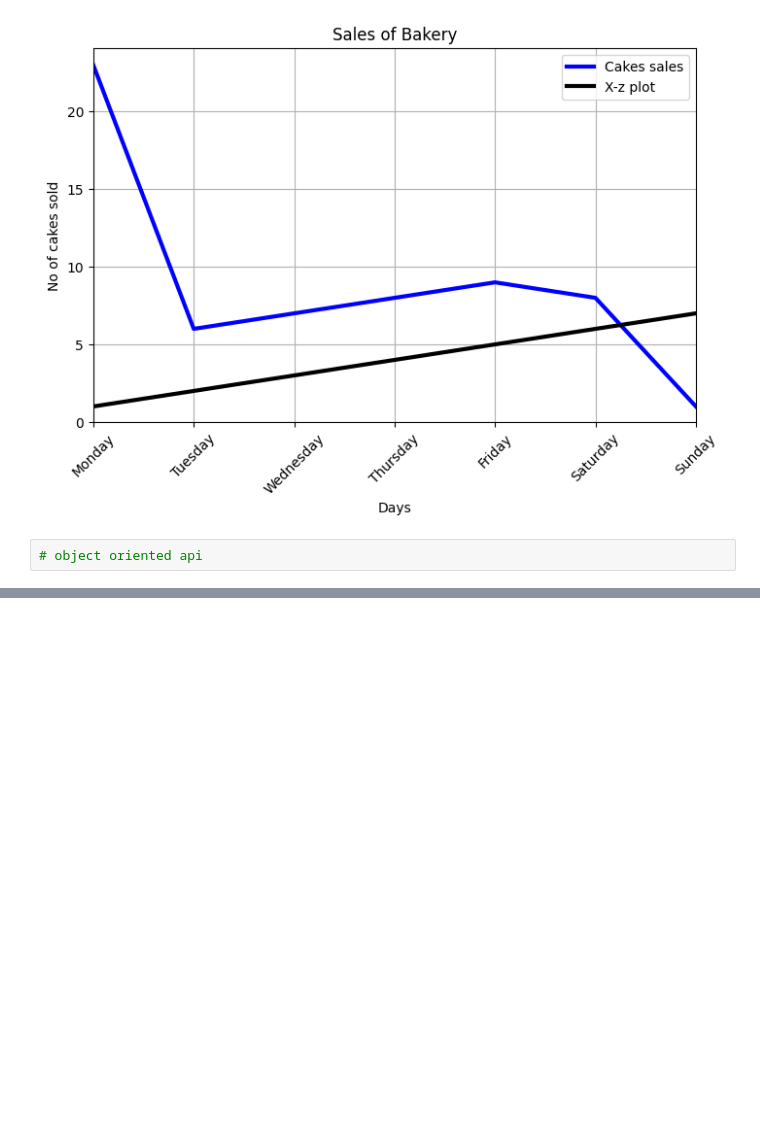
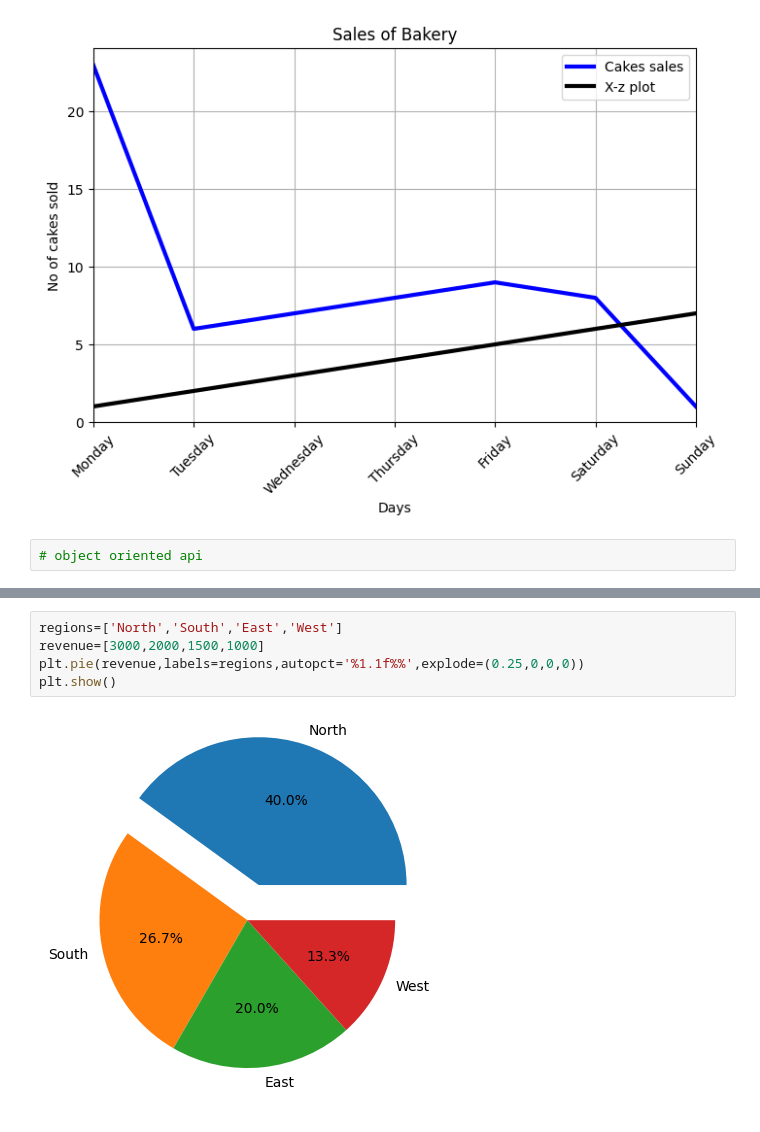
Before and after one commit to sky-shiva/data_viz, a Jupyter notebook: phase0.ipynb, the cells around one changed output, grey strips where cells are left out. Drawn from its saved outputs; the diff is of its cells as text; blank space fills up the shorter version.

```diff
--- a/phase0.ipynb
+++ b/phase0.ipynb
@@ -47,0 +49,7 @@ plt.legend()
+# %%
+regions=['North','South','East','West']
+revenue=[3000,2000,1500,1000]
+plt.pie(revenue,labels=regions,autopct='%1.1f%%',explode=(0.25,0,0,0))
+plt.show()
+# %% [output]
+[figure, added]
```
Also changed, not shown: parts of 2 cells of this notebook.
